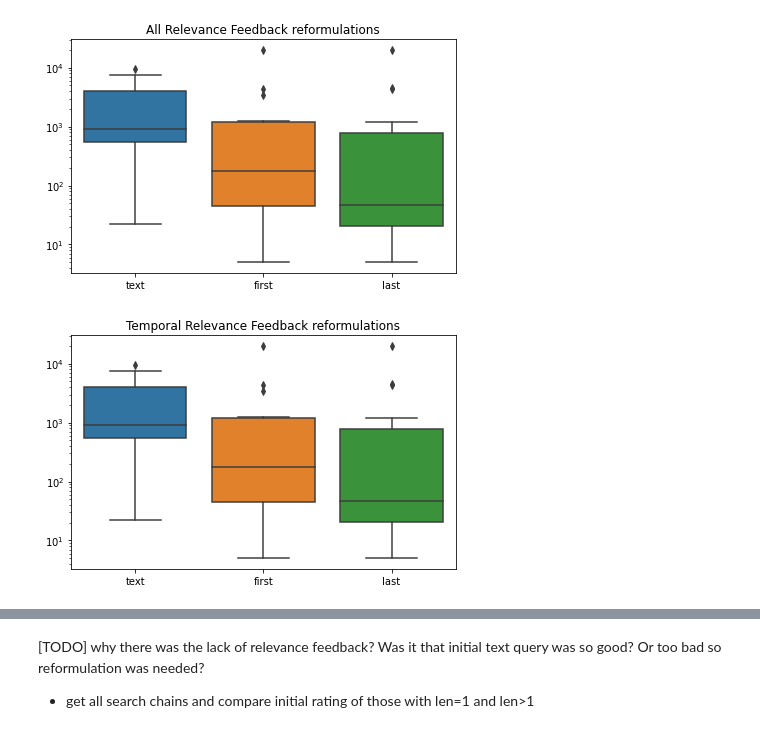
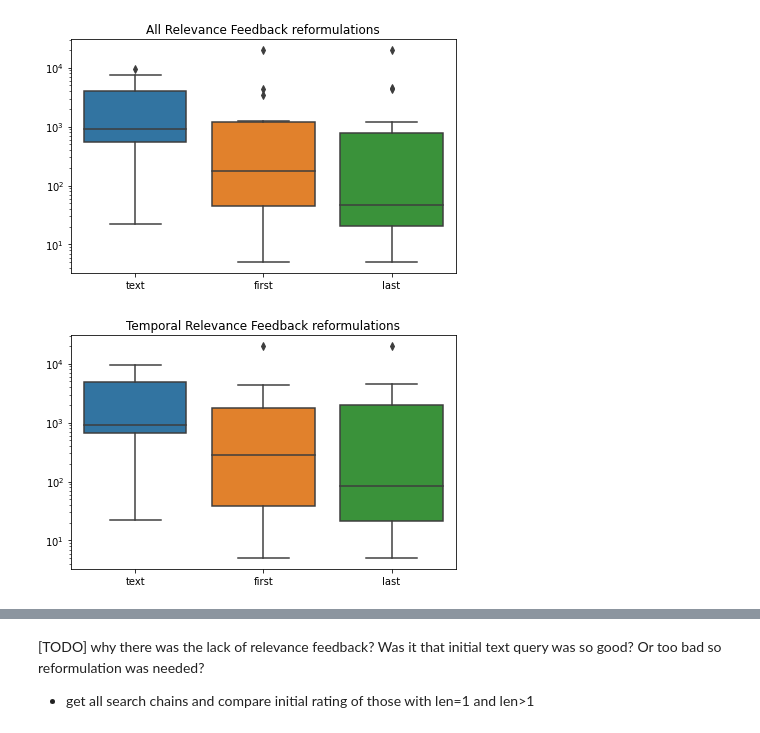
Before and after one commit to lpeska/MMM2023_CVHunter_analysis, a Jupyter notebook: CVHunter2022Eval_final.ipynb, the cells around one changed output, grey strips where cells are left out. Drawn from its saved outputs; the diff is of its cells as text; code cells hidden in the pictures.

Commit message:
search process figures update

```diff
--- a/CVHunter2022Eval_final.ipynb
+++ b/CVHunter2022Eval_final.ipynb
@@ -16,13 +11,34 @@ raw_JL["operator"] = "JL"
+# %%
+raw_LP["operator"] = "LP"
+raw_LP["time"] = raw_LP["time"]+1
+raw_LP["ts"] = raw_LP["ts"]+1
+raw_LP["ts1"] = raw_LP["ts1"]+1
+raw_LP["ts2"] = raw_LP["ts2"]+1
+
+#adjusting the filter time just as the normal time
+raw_LP.loc[((raw_LP.category == "BROWSING") & ((raw_LP.type.str.contains("VideoDetailClose")) | (raw_LP.type.str.contains("SimilarityDetailClose") ) )),"filter"] = raw_LP.loc[((raw_LP.category == "BROWSING") & ((raw_LP.type.str.contains("VideoDetailClose")) | (raw_LP.type.str.contains("SimilarityDetailClose") ) )),"filter"].astype(int)+1
+
+raw_JL["operator"] = "JL"
 # %%
 rawData = raw_LP.append(raw_JL, ignore_index=True)
 # %%
 #rawData.loc[rawData["type"]=="RESET"]
+# %%
+rawData["timeRef"] = -1
+ftime = rawData.loc[((rawData.category == "BROWSING") & ((rawData.type.str.contains("VideoDetailClose")) | (rawData.type.str.contains("SimilarityDetailClose") ) )),"filter"]
+taskStartTime = rawData.loc[((rawData.category == "BROWSING") & ((rawData.type.str.contains("VideoDetailClose")) | (rawData.type.str.contains("SimilarityDetailClose") ) )),"ts1"]
+rawData.loc[((rawData.category == "BROWSING") & ((rawData.type.str.contains("VideoDetailClose")) | (rawData.type.str.contains("SimilarityDetailClose") ) )),"timeRef"] = ftime.astype(int) - taskStartTime.astype(int)
 # %%
 rawData = rawData.sort_values("ts")
 print(rawData.shape)
 rawData["time"] = rawData["time"] -5
+rawData["timeRef"] = rawData["timeRef"] -5
 rawData.drop(rawData.loc[rawData["time"]<=0].index, inplace=True)
 rawData.drop(rawData.loc[((rawData["category"]=="SUBMIT") & (rawData["filter"].str.startswith('{"submission":"WRONG"')))].index, inplace=True)
 rawData.drop(rawData.loc[rawData["type"]=="RESET"].index, inplace=True)
+rawData.drop(rawData.loc[rawData["type"]=="1P/Video"].index, inplace=True)
+rawData.drop(rawData.loc[rawData["type"]=="2P/Video"].index, inplace=True)
+rawData.drop(rawData.loc[rawData["type"]=="5P/Video"].index, inplace=True)
+rawData.drop(rawData.loc[rawData["type"]=="VideoDetailSortBySimilarity"].index, inplace=True)
 print(rawData.shape)
 # %% [output]
@@ -776,3 +900,9 @@ for task in rankableData.name.unique():
             if row["category"] == "TEXT": #new chain is initiated
                 searchChain = []
                 searchChain.append(row)
+# %%
+for sc in searchChains:
+    row=[np.nan,np.nan,np.nan,np.nan,np.nan,np.nan,np.nan,np.nan,np.nan]
+    for i,s in enumerate(sc):
+
+        print(s.query)
@@ -871,31 +1019,37 @@ for task in rankableData.name.unique():
         taskData = rankableData.loc[((rankableData.name == task)&(rankableData.operator == op))]
 
         if len(searchChain)>=2: #previous search chain should be sent
                 searchChains.append(searchChain)
         searchChain = []
         for i, row in taskData.iterrows():
             if row["category"] == "IMAGE" and row["query"].startswith("Temporal Bayes"):
                 searchChain.append(row)
             if row["category"] == "TEXT" and len(searchChain)>=2: #previous search chain should be sent
                 searchChains.append(searchChain)
             if row["category"] == "TEXT": #new chain is initiated
                 searchChain = []
                 searchChain.append(row)
+scDFs = []
+scDFLens = []
+for sc in searchChains:
+    scDF = pd.DataFrame(sc)
+    scDFs.append(scDF)
+    scDFLens.append(len(scDF))
 
 posFirst = []
 posSecond = []
 posLast = []
 for sc in scDFs:
     posFirst.append( sc.iloc[0]["RankFilledNA"])
     posSecond.append( sc.iloc[1]["RankFilledNA"])
     posLast.append( sc.iloc[-1]["RankFilledNA"])
 
 posDF = pd.DataFrame({"text":posFirst,"first":posSecond, "last":posLast})
 
 sns.boxplot(data=posDF)
 plt.yscale("log")
 plt.title("Temporal Relevance Feedback reformulations")
 plt.tight_layout()
 plt.savefig("reformulationsTemporal.png", dpi=300)
 # %% [output]
-[figure, old version]
+[figure, new version]
```
Also changed, not shown: parts of 22 cells of this notebook.
